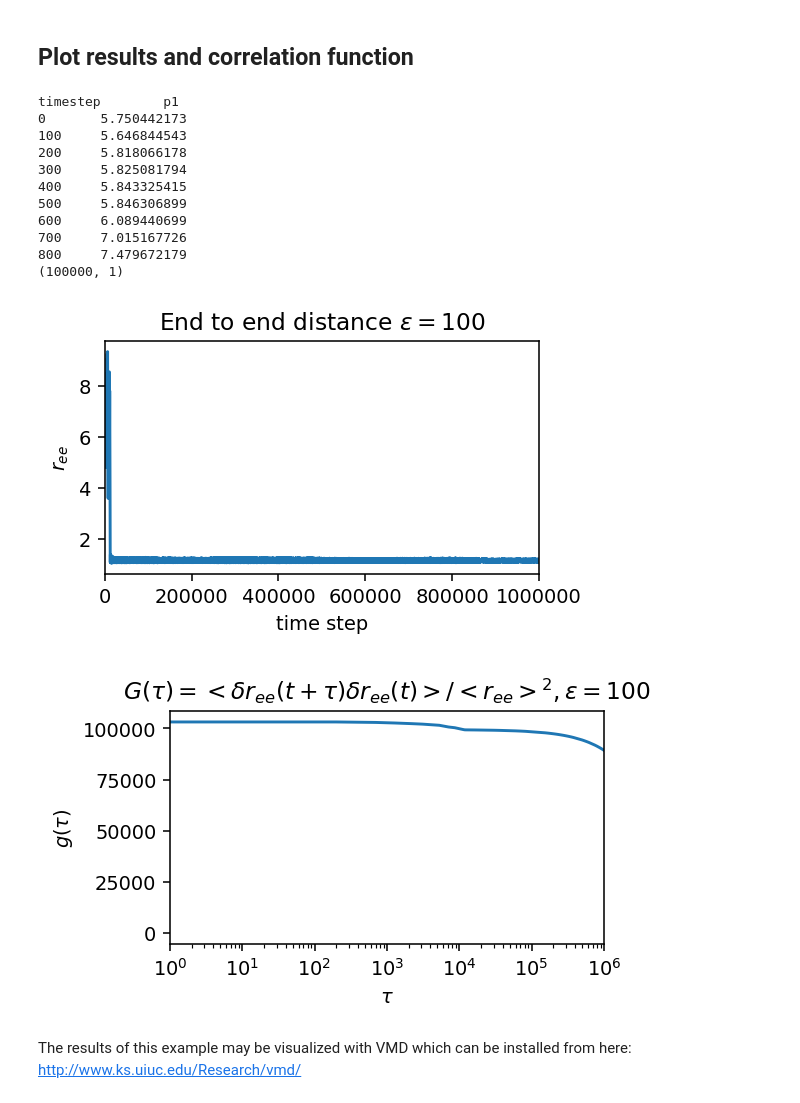
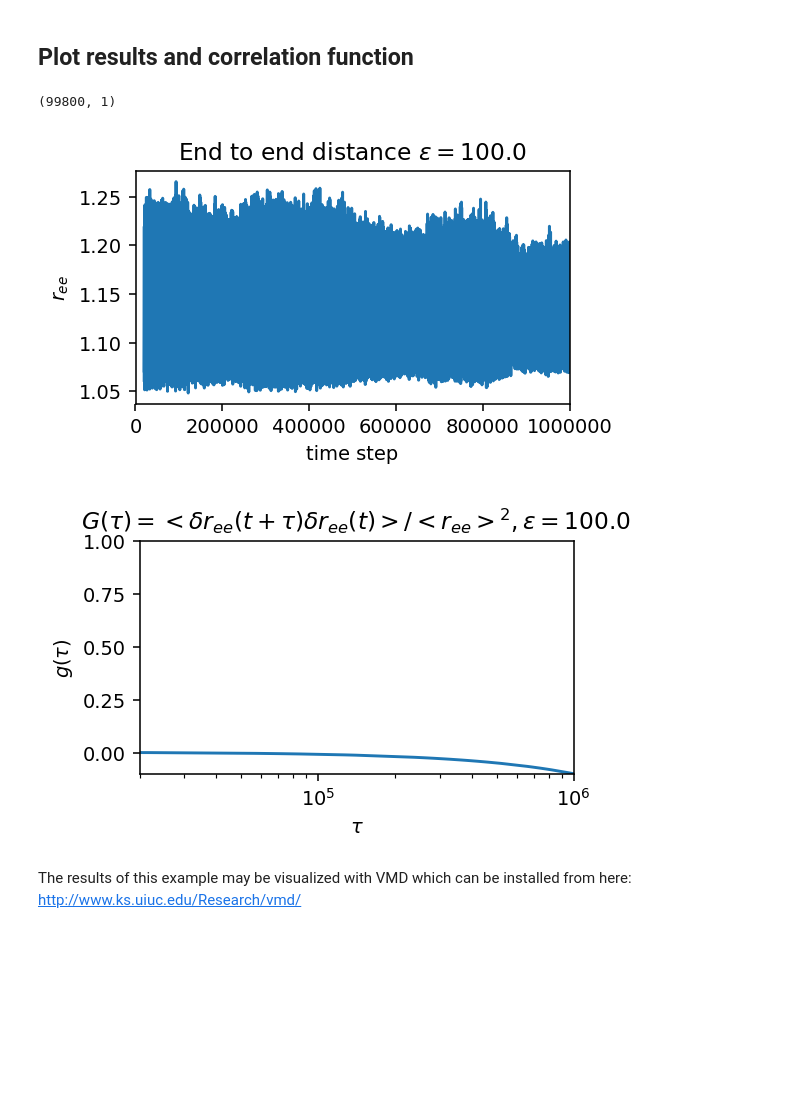
Before and after one commit to mikemhenry/Human-Genome-Model, a Jupyter notebook: create random polymer loop.ipynb, the cells around one changed output. Cells and saved outputs as stored; diff of their text form; code cells hidden in the pictures; blank space fills up the shorter version.

```diff
--- a/create random polymer loop.ipynb
+++ b/create random polymer loop.ipynb
@@ -55,6 +55,12 @@ N = len(polymer1['type']) * polymer1['count']
 # generate the polymer system
 V=1000*math.pi * N / (6.0 * phi_P)
 L=round(V**(1.0/3.0))
+
+# define simulation parameters
+epsilon=100
+period=100
+N=1e7
+
 system=deprecated.init.create_random_polymers(\
                                               box=data.boxdim(L=L), \
                                               polymers=[polymer1],\
@@ -83,14 +89,19 @@ all = group.all()
 md.integrate.mode_standard(dt=0.005)
 md.integrate.nvt(group=all, kT=1.2, tau=0.5)
 
+
+
+gsd_filename="gsd/random_polymer_loop_%2.0f.gsd" % epsilon
+log_filename="ree_%2.0f.log" % epsilon
+
 #save a gsd polymer configuration every 100 timesteps
-dump.gsd("gsd/random_polymer_loop.gsd", period=100, group=all, overwrite=True);
+dump.gsd(gsd_filename, period=100, group=all, overwrite=True);
 
 #log position of particle 0
 polymers=['p1','p2','p3','p4','p5','p6','p7','p8','p9','p10']
-log = hoomd.analyze.log(filename="ree.log",
+log = hoomd.analyze.log(filename=log_filename,
                          quantities=polymers[0:n_poly],
-                         period=100,
+                         period=period,
                          overwrite=True);
 
 for i in range(n_poly):
@@ -109,7 +120,7 @@ for i in range(n_poly):
 # setup the IMD server
 #hoomd.analyze.imd(port=54321, period=10)
 # run a very long time so the simulation can be watched in VMD
-run(1e7)
+run(N)
 
 #vmd -e imd2.vmd gsd/create_random_polymer_loop_0.gsd
 #!cat imd2.vmd
@@ -136,48 +147,42 @@ n_min    : 0 / n_max: 10 / n_avg: 0.02
 # %%
 from matplotlib import pyplot
 %matplotlib inline
-!head ree.log
-data = numpy.genfromtxt(fname='ree.log',skip_header=True);
-t=numpy.ndarray.flatten(data[:,0])
-r_ee=data[:,1:]#/(101*(0.84**2))
+#!head log_filename
+cut=20000
+data = numpy.genfromtxt(fname=log_filename,skip_header=True);
+t=numpy.ndarray.flatten(data[cut/period:,0])
+#r_ee=numpy.ndarray.flatten(data[1000:,1])
+r_ee=data[cut/period:,1:]#/(101*(0.84**2))
 print(numpy.shape(r_ee))
 pyplot.figure(figsize=(4,2.2), dpi=140);
 #pyplot.plot(t,r_ee);
 for i in range(n_poly):
     #pyplot.figure(figsize=(4,2.2), dpi=140);
-    pyplot.title(r'End to end distance $\epsilon=100$')
-    pyplot.xlim(0,1e6)
+    pyplot.title(r'End to end distance $\epsilon=%3.1f$' % epsilon)
+    pyplot.xlim(period,N/10)
     pyplot.plot(t,r_ee[:,i]%22);
     pyplot.xlabel(r'time step');
     pyplot.ylabel(r'$r_{ee}$');
 #r_ee=r_ee[len(r_ee)/2:]
-pyplot.savefig('r_ee.png')
+pyplot.savefig('r_ee_%2.0f.png' % epsilon)
 def autocorr(x):
-    result = numpy.correlate(x, x, mode='full')/(numpy.average(x)**2)-1.0
+    result = numpy.correlate(x, x, mode='full')/(len(x)-1)/(numpy.average(x)**2)-1.0
     return result[result.size/2:]
 pyplot.figure(figsize=(4,2.2), dpi=140);
 for i in range(n_poly):
     #pyplot.figure(figsize=(4,2.2), dpi=140);
-    pyplot.title(r'$G(\tau)=<\delta r_{ee}(t+\tau) \delta r_{ee}(t)>/<r_{ee}>^2, \epsilon=100$')
-    pyplot.xlim(1,1e6)
+    pyplot.title(r'$G(\tau)=<\delta r_{ee}(t+\tau) \delta r_{ee}(t)>/<r_{ee}>^2, \epsilon=%3.1f$' % epsilon)
+    pyplot.xlim(cut,N/10)
+    pyplot.ylim(-.1,1)
     g=autocorr(numpy.ndarray.flatten(r_ee[:,i]))
-    pyplot.semilogx(t,g)
+    pyplot.semilogx(t[:len(g)],g)
+    #pyplot.plot(t,g)
     pyplot.xlabel(r'$\tau$');
     pyplot.ylabel(r'$g(\tau)$');
-pyplot.savefig('g_tau.png')
+pyplot.savefig('g_tau_%2.0f.png' % epsilon)
 # %% [output]
-timestep        p1
-0       5.750442173
-100     5.646844543
-200     5.818066178
-300     5.825081794
-400     5.843325415
-500     5.846306899
-600     6.089440699
-700     7.015167726
-800     7.479672179
-(100000, 1)
+(99800, 1)
-[figure, old version]
+[figure, new version]
-[figure, old version]
+[figure, new version]
 # %% [markdown]
 The results of this example may be visualized with VMD which can be installed from here: http://www.ks.uiuc.edu/Research/vmd/
```
Also changed, not shown: parts of 7 cells of this notebook, 15 other files.
